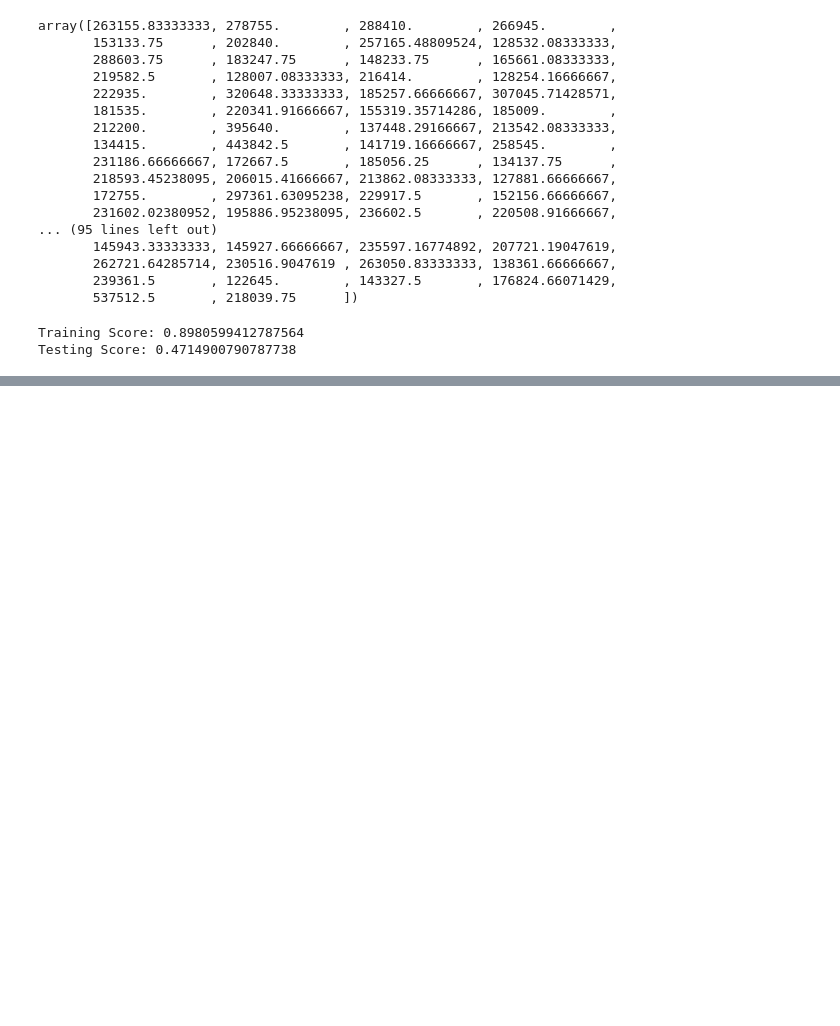
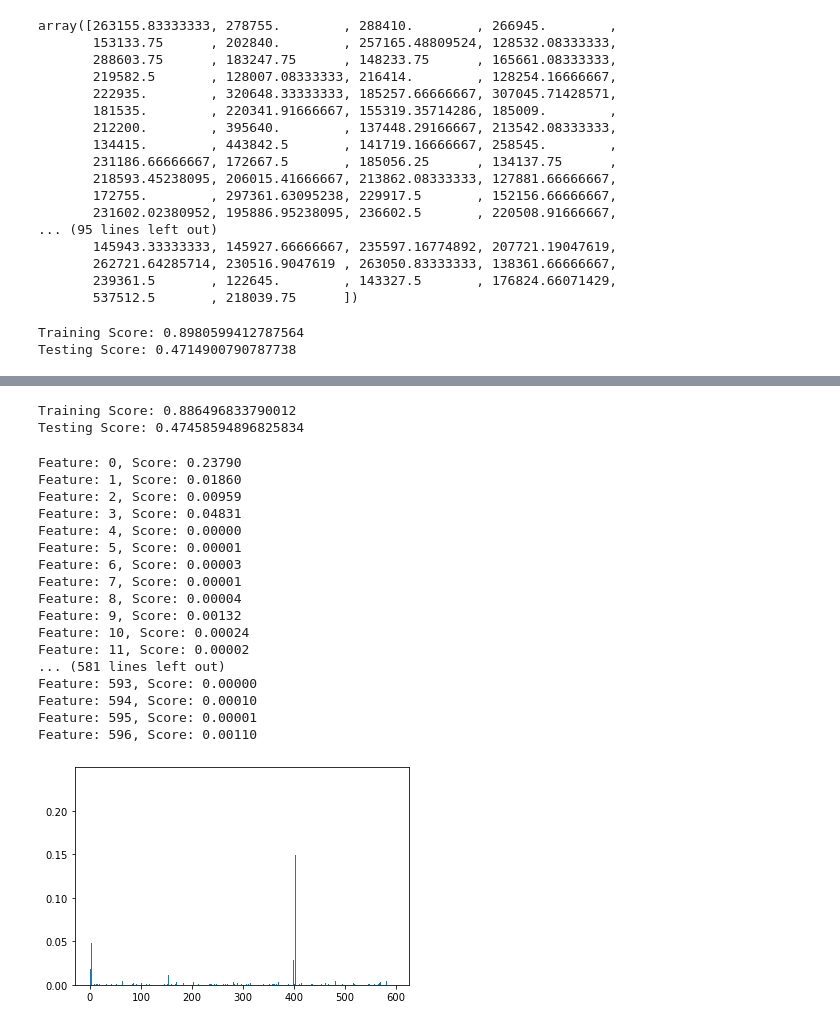
Before and after one commit to Sirius0531/final_project, a Jupyter notebook: final_seg2.ipynb, the cells around one changed output, grey strips where cells are left out. Drawn from its saved outputs; the diff is of its cells as text; code cells hidden in the pictures; blank space fills up the shorter version.

```diff
--- a/final_seg2.ipynb
+++ b/final_seg2.ipynb
@@ -1184,0 +1194,3 @@ xg_model = XGBRegressor()
+# %%
+clean_dummies6 = pd.get_dummies(clean_df6)
+clean_dummies6
@@ -1184,0 +1211,13 @@ xg_model = XGBRegressor()
+# %%
+# Split our preprocessed data into our features and target arrays
+y = clean_dummies6.totalyearlycompensation.values
+X = clean_dummies6.drop(columns=['totalyearlycompensation'])
+# %%
+#trying random forest with c-v
+X_train, X_test, y_train, y_test = train_test_split(X, y, test_size=0.20, shuffle=False)
+# %%
+ # create regressor object
+regressor = RandomForestRegressor(n_estimators = 200, random_state = 42)
+
+# fit the regressor with x and y data
+regressor.fit(X_train, y_train)
@@ -1184,0 +1247,38 @@ xg_model = XGBRegressor()
+# %%
+training_score = regressor.score(X_train, y_train)
+testing_score = regressor.score(X_test, y_test)
+
+
+print(f"Training Score: {training_score}")
+print(f"Testing Score: {testing_score}")
+# %% [output]
+Training Score: 0.886496833790012
+Testing Score: 0.47458594896825834
+# %%
+#Testing feature importances of RFR model
+importance = regressor.feature_importances_
+# summarize feature importance
+for i,v in enumerate(importance):
+	print('Feature: %0d, Score: %.5f' % (i,v))
+# plot feature importance
+plt.bar([x for x in range(len(importance))], importance)
+plt.show()
+# %% [output]
+Feature: 0, Score: 0.23790
+Feature: 1, Score: 0.01860
+Feature: 2, Score: 0.00959
+Feature: 3, Score: 0.04831
+Feature: 4, Score: 0.00000
+Feature: 5, Score: 0.00001
+Feature: 6, Score: 0.00003
+Feature: 7, Score: 0.00001
+Feature: 8, Score: 0.00004
+Feature: 9, Score: 0.00132
+Feature: 10, Score: 0.00024
+Feature: 11, Score: 0.00002
+... (581 lines left out)
+Feature: 593, Score: 0.00000
+Feature: 594, Score: 0.00010
+Feature: 595, Score: 0.00001
+Feature: 596, Score: 0.00110
+[figure, added]
```
Also changed, not shown: parts of 10 cells of this notebook, 2 other files.
